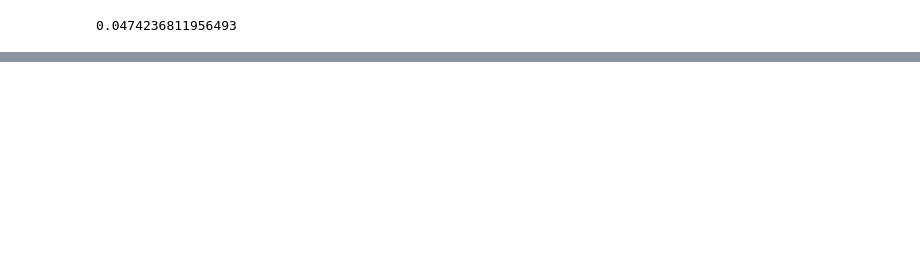
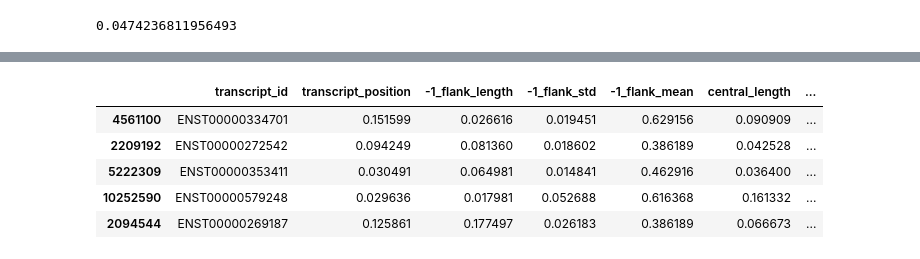
Before and after one commit to liuchennn1414/dsa4266_tundra, a Jupyter notebook: train_test_le_mm.ipynb, the cells around one changed output, grey strips where cells are left out. Saved outputs shown, nothing was run; the diff lists cells and outputs as text; code cells hidden in the pictures; blank space fills up the shorter version.

```diff
--- a/train_test_with_label_encode.ipynb
+++ b/train_test_le_mm.ipynb
@@ -126,3 +151,12 @@ train.head()
+# %%
+test.head()
+# %% [output]
+|  | transcript_id | transcript_position | -1_flank_length | -1_flank_std | -1_flank_mean | central_length | ... |
+| 4561100 | ENST00000334701 | 0.151599 | 0.026616 | 0.019451 | 0.629156 | 0.090909 | ... |
+| 2209192 | ENST00000272542 | 0.094249 | 0.081360 | 0.018602 | 0.386189 | 0.042528 | ... |
+| 5222309 | ENST00000353411 | 0.030491 | 0.064981 | 0.014841 | 0.462916 | 0.036400 | ... |
+| 10252590 | ENST00000579248 | 0.029636 | 0.017981 | 0.052688 | 0.616368 | 0.161332 | ... |
+| 2094544 | ENST00000269187 | 0.125861 | 0.177497 | 0.026183 | 0.386189 | 0.066673 | ... |
 # %%
 train.to_csv('train_data_new.csv', index=False)
 test.to_csv('test_data_new.csv', index=False)
```
Also changed, not shown: parts of 8 cells of this notebook.
